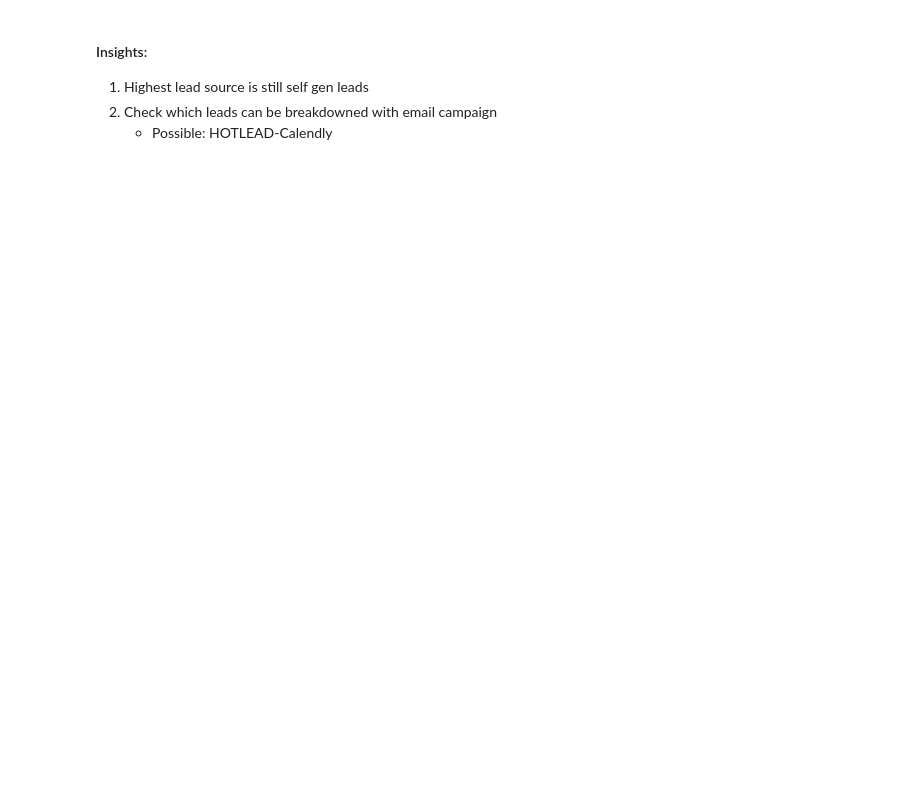
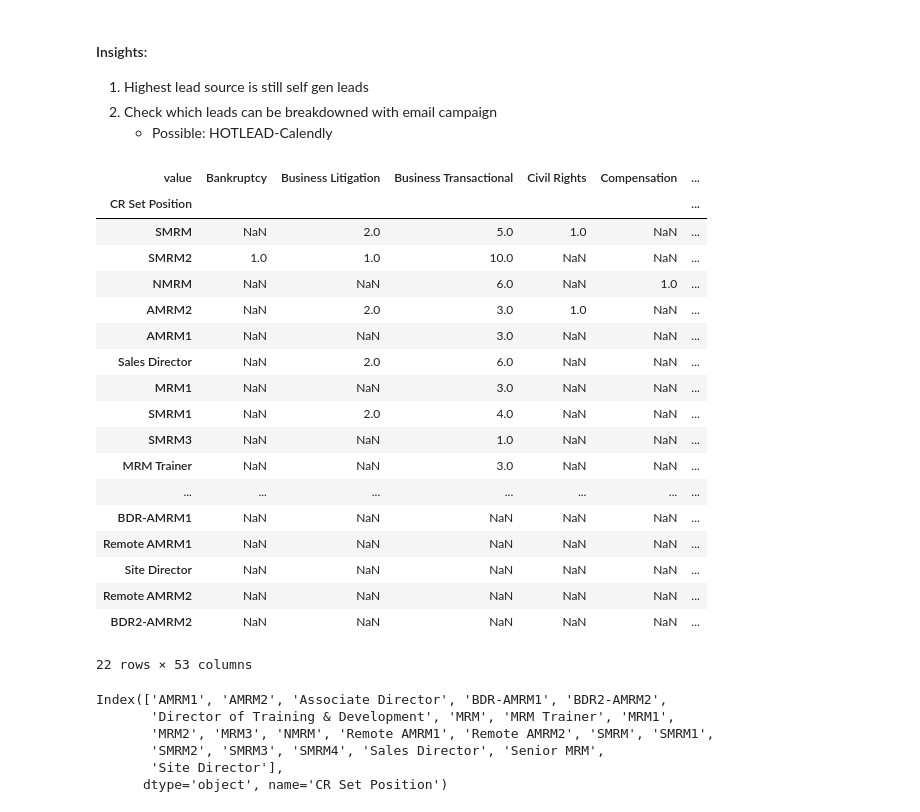
Before and after one commit to rapiinel/sales_rep_lead_preference, a Jupyter notebook: Untitled.ipynb, the cells around one changed output. Drawn from its saved outputs; the diff is of its cells as text; code cells hidden in the pictures; blank space fills up the shorter version.

Commit message:
mapping the position for cleaner look

```diff
--- a/Untitled.ipynb
+++ b/Untitled.ipynb
@@ -249,0 +174,35 @@ pvot_table
+# %%
+position_deal = df_deal.pivot_table(index = 'CR Set Position', columns = 'value', values = 'Opportunity Name', aggfunc = 'count')
+# %%
+position_deal['Total'] = position_deal.sum(axis = 1)
+# %%
+position_deal.sort_values(by = ['Total'], ascending = False)
+# %% [output]
+| value | Bankruptcy | Business Litigation | Business Transactional | Civil Rights | Compensation | ... |
+| CR Set Position |  |  |  |  |  | ... |
+| SMRM | NaN | 2.0 | 5.0 | 1.0 | NaN | ... |
+| SMRM2 | 1.0 | 1.0 | 10.0 | NaN | NaN | ... |
+| NMRM | NaN | NaN | 6.0 | NaN | 1.0 | ... |
+| AMRM2 | NaN | 2.0 | 3.0 | 1.0 | NaN | ... |
+| AMRM1 | NaN | NaN | 3.0 | NaN | NaN | ... |
+| Sales Director | NaN | 2.0 | 6.0 | NaN | NaN | ... |
+| MRM1 | NaN | NaN | 3.0 | NaN | NaN | ... |
+| SMRM1 | NaN | 2.0 | 4.0 | NaN | NaN | ... |
+| SMRM3 | NaN | NaN | 1.0 | NaN | NaN | ... |
+| MRM Trainer | NaN | NaN | 3.0 | NaN | NaN | ... |
+| ... | ... | ... | ... | ... | ... | ... |
+| BDR-AMRM1 | NaN | NaN | NaN | NaN | NaN | ... |
+| Remote AMRM1 | NaN | NaN | NaN | NaN | NaN | ... |
+| Site Director | NaN | NaN | NaN | NaN | NaN | ... |
+| Remote AMRM2 | NaN | NaN | NaN | NaN | NaN | ... |
+| BDR2-AMRM2 | NaN | NaN | NaN | NaN | NaN | ... |
+22 rows × 53 columns
+# %%
+position_deal.index
+# %% [output]
+Index(['AMRM1', 'AMRM2', 'Associate Director', 'BDR-AMRM1', 'BDR2-AMRM2',
+       'Director of Training & Development', 'MRM', 'MRM Trainer', 'MRM1',
+       'MRM2', 'MRM3', 'NMRM', 'Remote AMRM1', 'Remote AMRM2', 'SMRM', 'SMRM1',
+       'SMRM2', 'SMRM3', 'SMRM4', 'Sales Director', 'Senior MRM',
+       'Site Director'],
+      dtype='object', name='CR Set Position')
```
Also changed, not shown: parts of 17 cells of this notebook.
